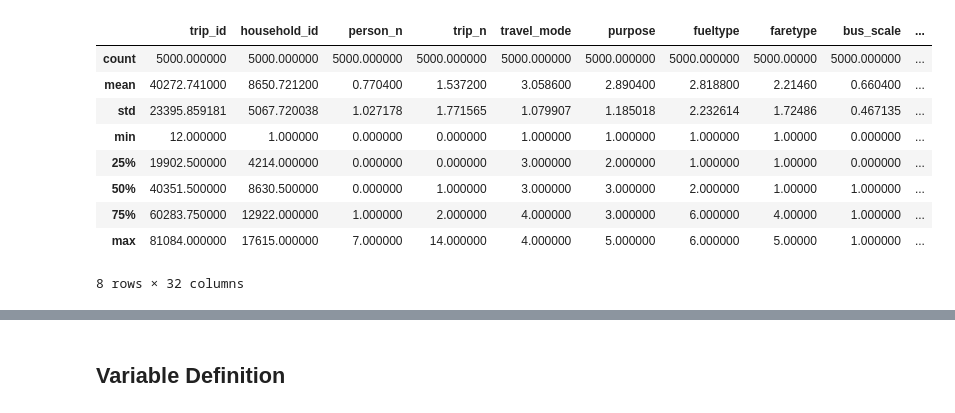
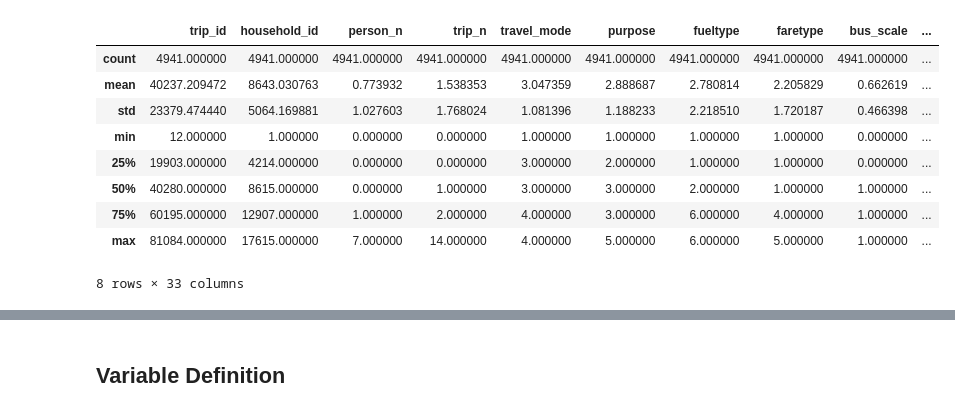
Before and after one commit to jayati-17/Discrete_choice_modelling, a Jupyter notebook: nb.ipynb, the cells around one changed output, grey strips where cells are left out. Drawn from its saved outputs; the diff is of its cells as text; code cells hidden in the pictures.

```diff
--- a/nb.ipynb
+++ b/nb.ipynb
@@ -11,13 +9,29 @@ data = pd.read_csv("lpmc01.dat", sep = '\t')
+# %%
+data = pd.read_csv("lpmc01.dat", sep = '\t')
+
+# Step 1: Identify whether each household has a driving license
+data['household_has_license'] = data.groupby('household_id')['driving_license'].transform(lambda x: x.max())
+
+# Step 2: Define a filter for the availability conditions not being met
+car_availability_unmet = (data['car_ownership'] == 0) & (data['driving_license'] == 0) & (data['household_has_license'] == 0)
+
+# Step 3: Identify rows where travel_mode is 4 (car) but the availability conditions are not met
+car_without_availability = data[(data['travel_mode'] == 4) & car_availability_unmet]
+
+# Step 4: Remove those rows from the original DataFrame
+data_filtered = data[~data.index.isin(car_without_availability.index)]
+
+database = db.Database('london', data_filtered)
 # %%
-data.describe()
+data_filtered.describe()
 # %% [output]
 |  | trip_id | household_id | person_n | trip_n | travel_mode | purpose | fueltype | faretype | bus_scale | ... |
-| count | 5000.000000 | 5000.000000 | 5000.000000 | 5000.000000 | 5000.000000 | 5000.000000 | 5000.000000 | 5000.00000 | 5000.000000 | ... |
-| mean | 40272.741000 | 8650.721200 | 0.770400 | 1.537200 | 3.058600 | 2.890400 | 2.818800 | 2.21460 | 0.660400 | ... |
-| std | 23395.859181 | 5067.720038 | 1.027178 | 1.771565 | 1.079907 | 1.185018 | 2.232614 | 1.72486 | 0.467135 | ... |
-| min | 12.000000 | 1.000000 | 0.000000 | 0.000000 | 1.000000 | 1.000000 | 1.000000 | 1.00000 | 0.000000 | ... |
-| 25% | 19902.500000 | 4214.000000 | 0.000000 | 0.000000 | 3.000000 | 2.000000 | 1.000000 | 1.00000 | 0.000000 | ... |
-| 50% | 40351.500000 | 8630.500000 | 0.000000 | 1.000000 | 3.000000 | 3.000000 | 2.000000 | 1.00000 | 1.000000 | ... |
-| 75% | 60283.750000 | 12922.000000 | 1.000000 | 2.000000 | 4.000000 | 3.000000 | 6.000000 | 4.00000 | 1.000000 | ... |
-| max | 81084.000000 | 17615.000000 | 7.000000 | 14.000000 | 4.000000 | 5.000000 | 6.000000 | 5.00000 | 1.000000 | ... |
+| count | 4941.000000 | 4941.000000 | 4941.000000 | 4941.000000 | 4941.000000 | 4941.000000 | 4941.000000 | 4941.000000 | 4941.000000 | ... |
+| mean | 40237.209472 | 8643.030763 | 0.773932 | 1.538353 | 3.047359 | 2.888687 | 2.780814 | 2.205829 | 0.662619 | ... |
+| std | 23379.474440 | 5064.169881 | 1.027603 | 1.768024 | 1.081396 | 1.188233 | 2.218510 | 1.720187 | 0.466398 | ... |
+| min | 12.000000 | 1.000000 | 0.000000 | 0.000000 | 1.000000 | 1.000000 | 1.000000 | 1.000000 | 0.000000 | ... |
+| 25% | 19903.000000 | 4214.000000 | 0.000000 | 0.000000 | 3.000000 | 2.000000 | 1.000000 | 1.000000 | 0.000000 | ... |
+| 50% | 40280.000000 | 8615.000000 | 0.000000 | 1.000000 | 3.000000 | 3.000000 | 2.000000 | 1.000000 | 1.000000 | ... |
+| 75% | 60195.000000 | 12907.000000 | 1.000000 | 2.000000 | 4.000000 | 3.000000 | 6.000000 | 4.000000 | 1.000000 | ... |
+| max | 81084.000000 | 17615.000000 | 7.000000 | 14.000000 | 4.000000 | 5.000000 | 6.000000 | 5.000000 | 1.000000 | ... |
-8 rows × 32 columns
+8 rows × 33 columns
```
Also changed, not shown: parts of 21 cells of this notebook.
